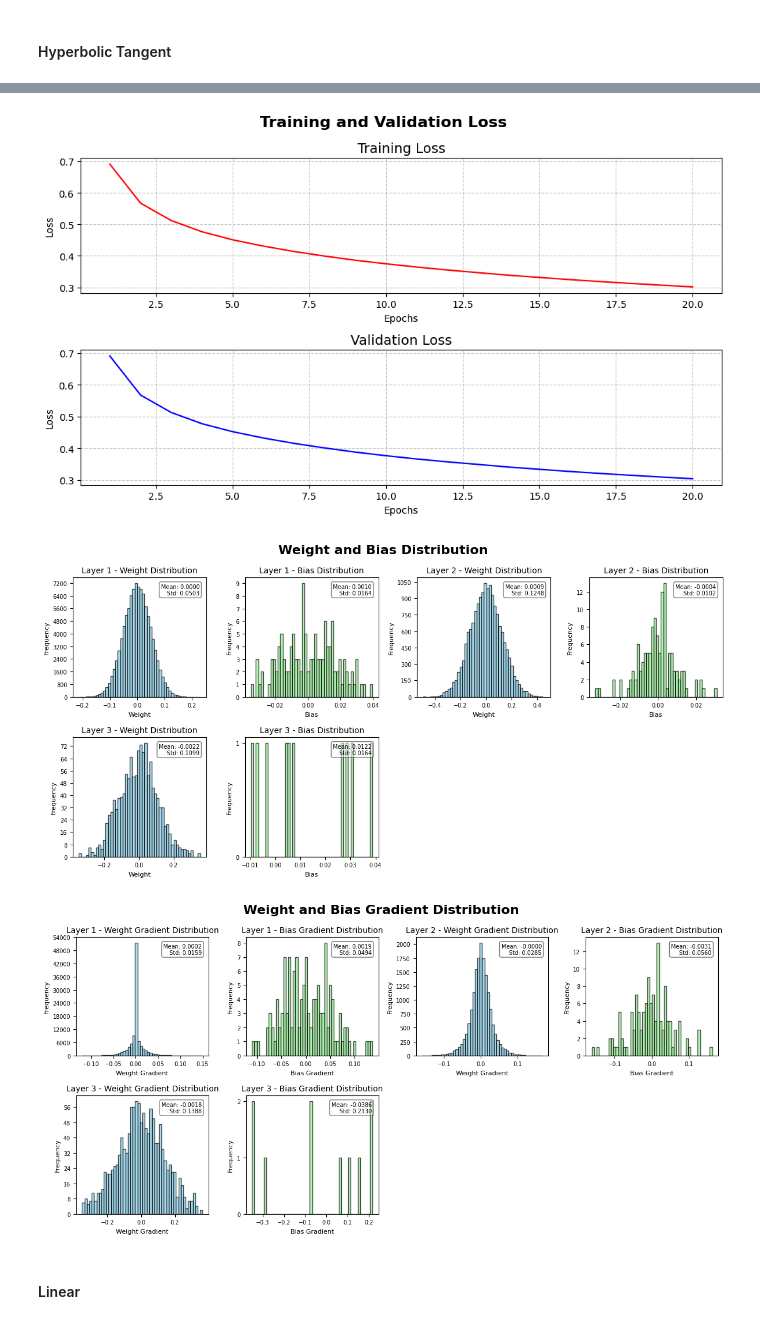
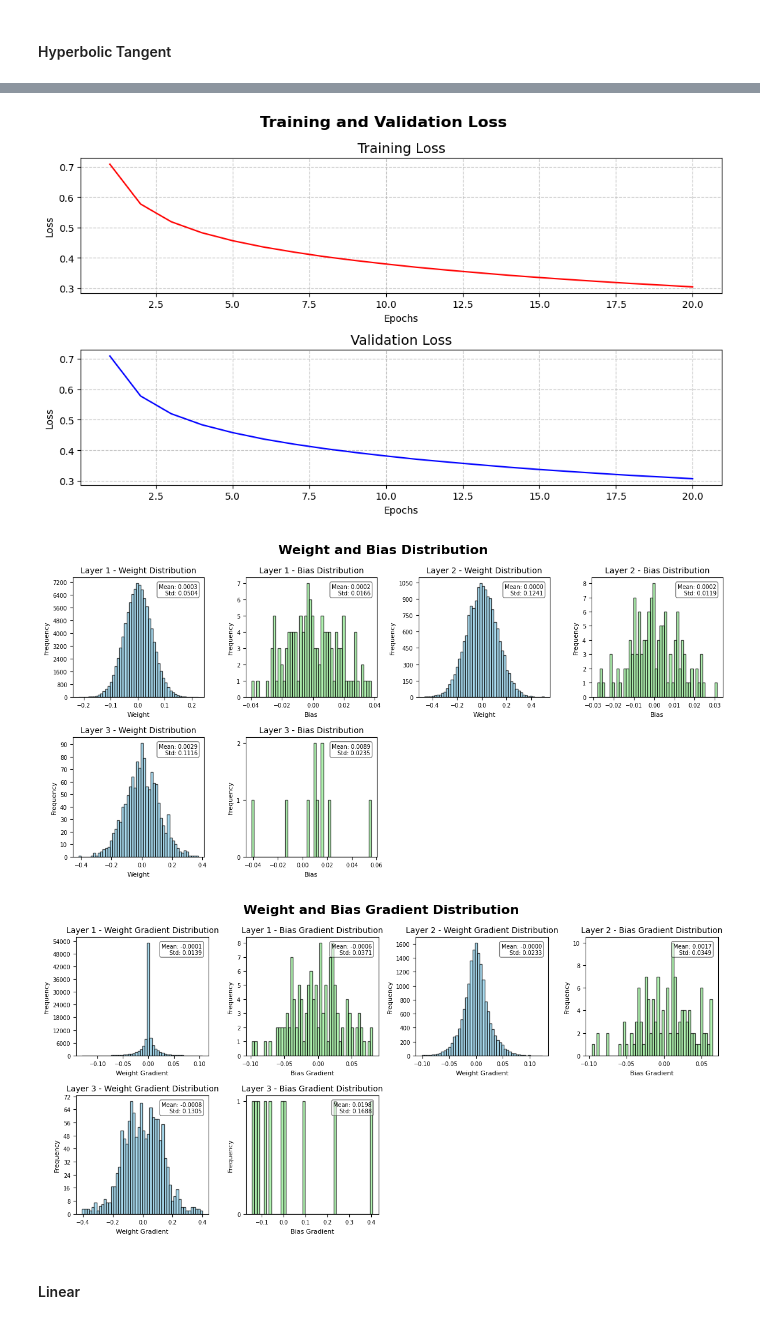
Before and after one commit to Agil0975/Tubes1_ML_IF3270, a Jupyter notebook: src/Testing_2.ipynb, the cells around one changed output, grey strips where cells are left out. Saved outputs shown, nothing was run; the diff lists cells and outputs as text; code cells hidden in the pictures.

```diff
--- a/src/Testing_2.ipynb
+++ b/src/Testing_2.ipynb
@@ -63,7 +63,7 @@ model = FFNN()
 model.add_layer(784)
 model.add_layer(128, activation_function='relu', initialization_method="he_normal")
 model.add_layer(128, activation_function='relu', initialization_method="he_normal")
-model.add_layer(10, activation_function='relu', initialization_method="xavier_normal")
+model.add_layer(10, activation_function='relu', initialization_method="he_normal")
 
 # Train the model
 model.train(X_train, y_train_one_hot, X_test, y_test_one_hot,
@@ -109,7 +109,7 @@ model = FFNN()
 model.add_layer(784)
 model.add_layer(128, activation_function='sigmoid', initialization_method="he_normal")
 model.add_layer(128, activation_function='sigmoid', initialization_method="he_normal")
-model.add_layer(10, activation_function='sigmoid', initialization_method="xavier_normal")
+model.add_layer(10, activation_function='sigmoid', initialization_method="he_normal")
 
 # Train the model
 model.train(X_train, y_train_one_hot, X_test, y_test_one_hot,
@@ -155,7 +155,7 @@ model = FFNN()
 model.add_layer(784)
 model.add_layer(128, activation_function='tanh', initialization_method="he_normal")
 model.add_layer(128, activation_function='tanh', initialization_method="he_normal")
-model.add_layer(10, activation_function='tanh', initialization_method="xavier_normal")
+model.add_layer(10, activation_function='tanh', initialization_method="he_normal")
 
 # Train the model
 model.train(X_train, y_train_one_hot, X_test, y_test_one_hot,
@@ -191,7 +191,7 @@ y_pred (original): [8 4 5 7 7 0 6 2 7 4 1 9 7 8 2 5 9 1 7 8]
 y_test (original): [8 4 8 7 7 0 6 2 7 4 3 9 9 8 2 5 9 1 7 8]
-[figure, old version]
+[figure, new version]
-[figure, old version]
+[figure, new version]
-[figure, old version]
+[figure, new version]
 # %% [markdown]
 #### Linear
 # %%
```
Also changed, not shown: parts of 8 cells of this notebook.
